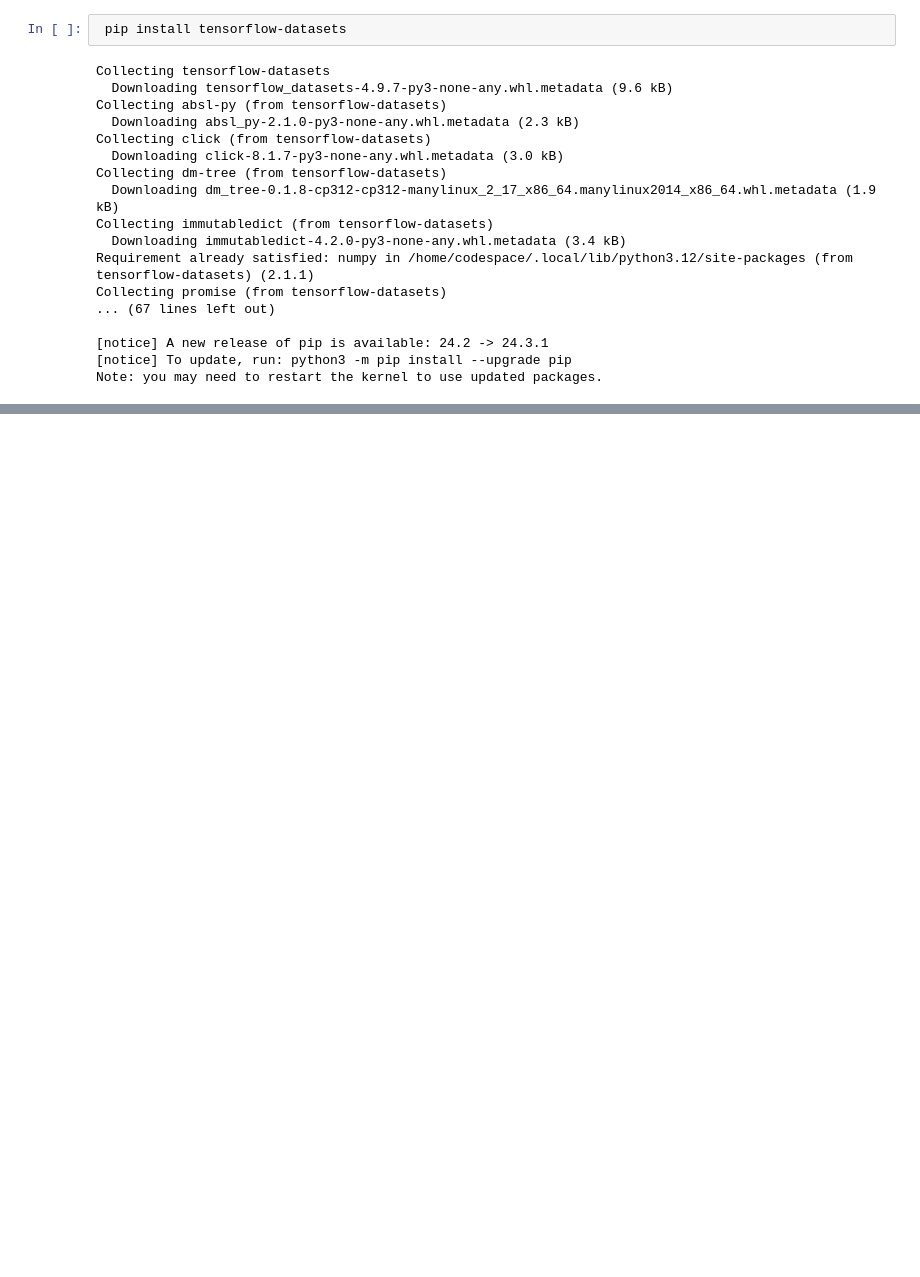
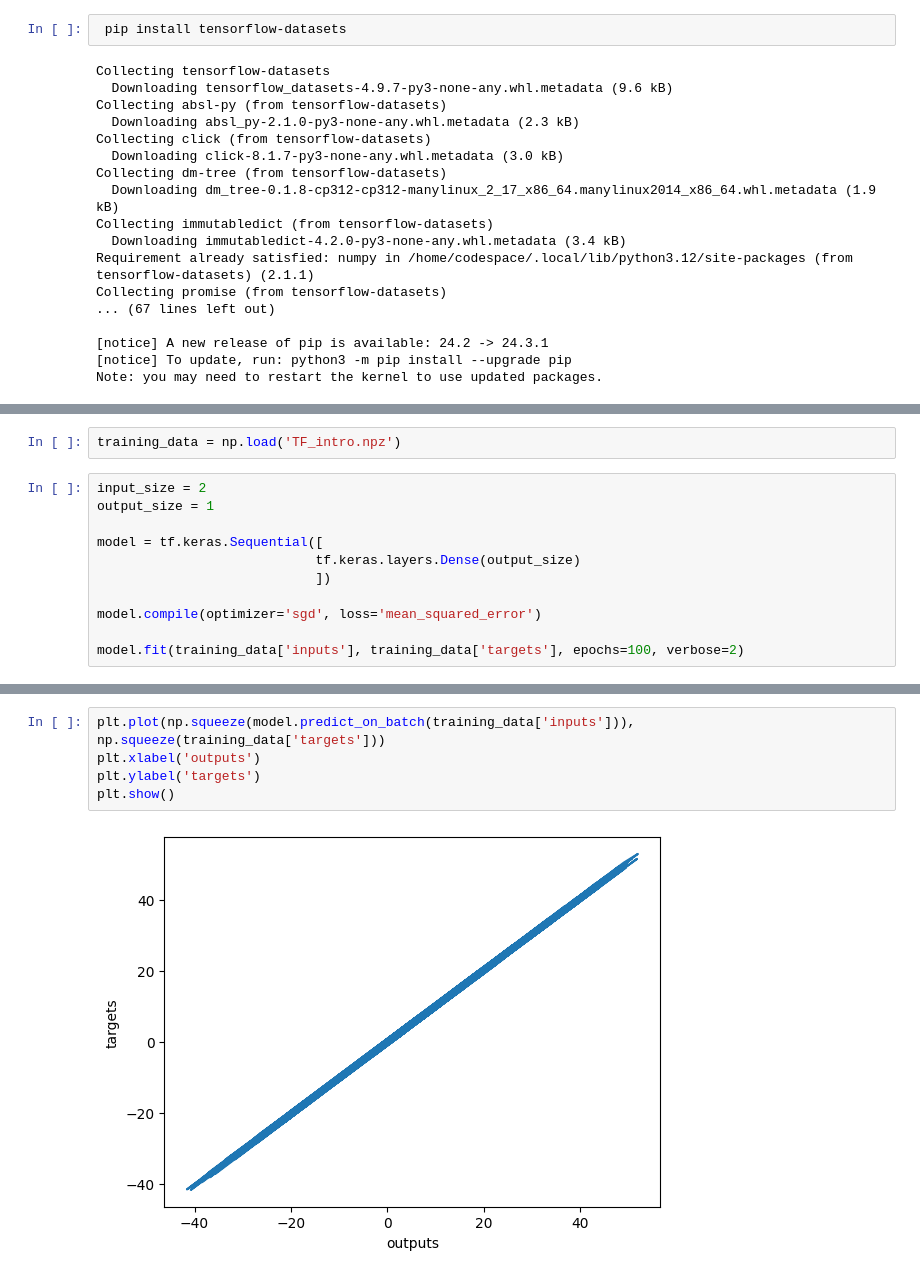
Before and after one commit to Naga-Manohar-Y/Machine_Learning_From_Scratch, a Jupyter notebook: 11_Deep_Learning/DL.ipynb, the cells around one changed output, grey strips where cells are left out. Saved outputs shown, nothing was run; the diff lists cells and outputs as text; blank space fills up the shorter version.

```diff
--- a/11_Deep_Learning/DL.ipynb
+++ b/11_Deep_Learning/DL.ipynb
@@ -24,0 +68,13 @@ from mpl_toolkits.mplot3d import Axes3D
+# %%
+training_data = np.load('TF_intro.npz')
+# %%
+input_size = 2
+output_size = 1
+
+model = tf.keras.Sequential([
+                            tf.keras.layers.Dense(output_size)
+                            ])
+
+model.compile(optimizer='sgd', loss='mean_squared_error')
+
+model.fit(training_data['inputs'], training_data['targets'], epochs=100, verbose=2)
@@ -24,0 +157,7 @@ from mpl_toolkits.mplot3d import Axes3D
+# %%
+plt.plot(np.squeeze(model.predict_on_batch(training_data['inputs'])), np.squeeze(training_data['targets']))
+plt.xlabel('outputs')
+plt.ylabel('targets')
+plt.show()
+# %% [output]
+[figure, added]
```
Also changed, not shown: parts of 9 cells of this notebook, 2 other files.
